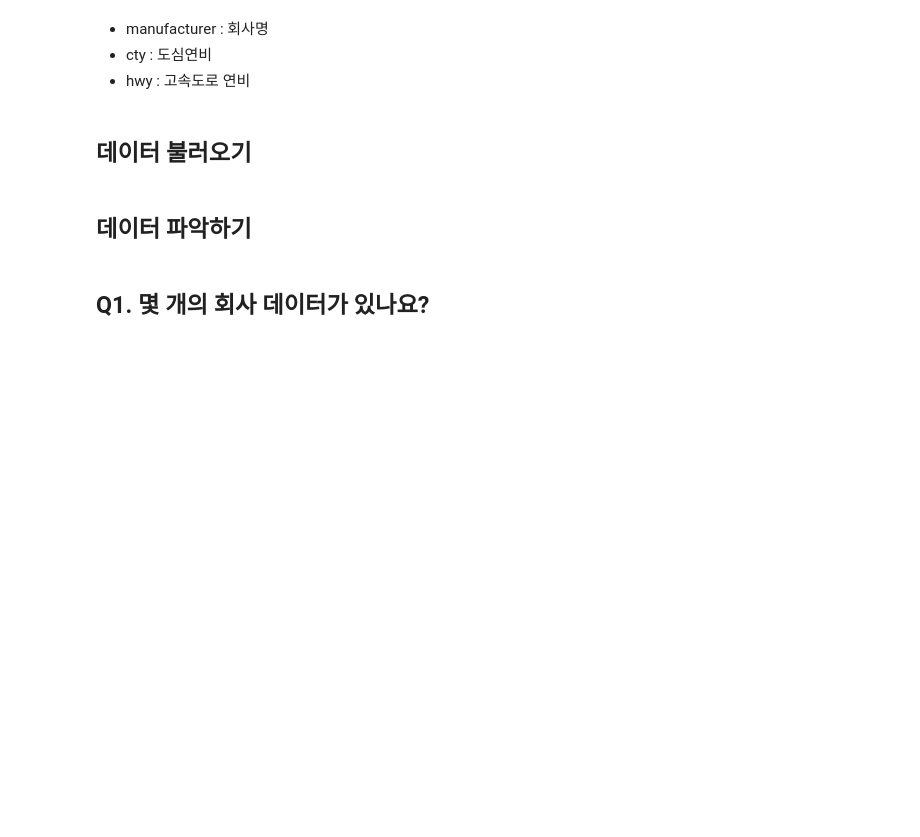
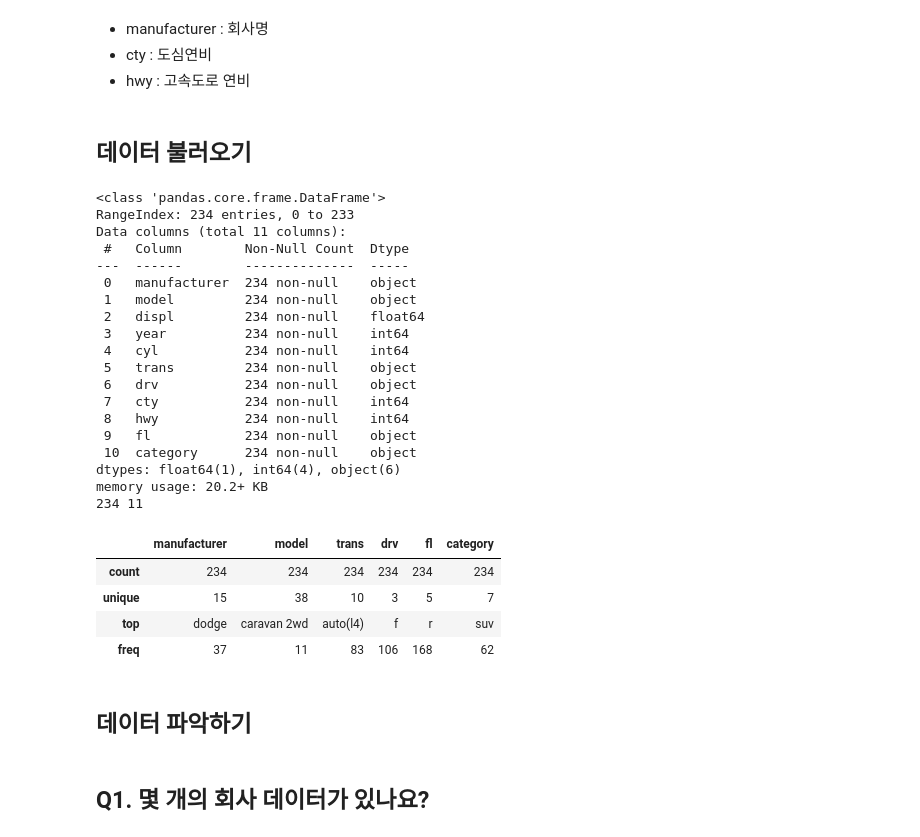
Before and after one commit to walker0625/pandas, a Jupyter notebook: pandas.ipynb, the cells around one changed output. Cells and saved outputs as stored; diff of their text form; code cells hidden in the pictures; blank space fills up the shorter version.

Commit message:
pandas finish

```diff
--- a/pandas.ipynb
+++ b/pandas.ipynb
@@ -425,6 +567,42 @@ data4.iloc[1, 0]
 * hwy : 고속도로 연비
 # %% [markdown]
 ## 데이터 불러오기
+# %%
+mpg = pd.read_csv('data/mpg.csv')
+
+mpg.head() # top 5
+mpg.tail() # bottom 5
+
+mpg.info()
+row, col = mpg.shape
+print(row, col)
+
+mpg.describe(include='object') # all
+# %% [output]
+<class 'pandas.core.frame.DataFrame'>
+RangeIndex: 234 entries, 0 to 233
+Data columns (total 11 columns):
+ #   Column        Non-Null Count  Dtype
+---  ------        --------------  -----
+ 0   manufacturer  234 non-null    object
+ 1   model         234 non-null    object
+ 2   displ         234 non-null    float64
+ 3   year          234 non-null    int64
+ 4   cyl           234 non-null    int64
+ 5   trans         234 non-null    object
+ 6   drv           234 non-null    object
+ 7   cty           234 non-null    int64
+ 8   hwy           234 non-null    int64
+ 9   fl            234 non-null    object
+ 10  category      234 non-null    object
+dtypes: float64(1), int64(4), object(6)
+memory usage: 20.2+ KB
+234 11
+|  | manufacturer | model | trans | drv | fl | category |
+| count | 234 | 234 | 234 | 234 | 234 | 234 |
+| unique | 15 | 38 | 10 | 3 | 5 | 7 |
+| top | dodge | caravan 2wd | auto(l4) | f | r | suv |
+| freq | 37 | 11 | 83 | 106 | 168 | 62 |
 # %% [markdown]
 ## 데이터 파악하기
 # %% [markdown]
```
Also changed, not shown: parts of 24 cells of this notebook, 13 other files.
